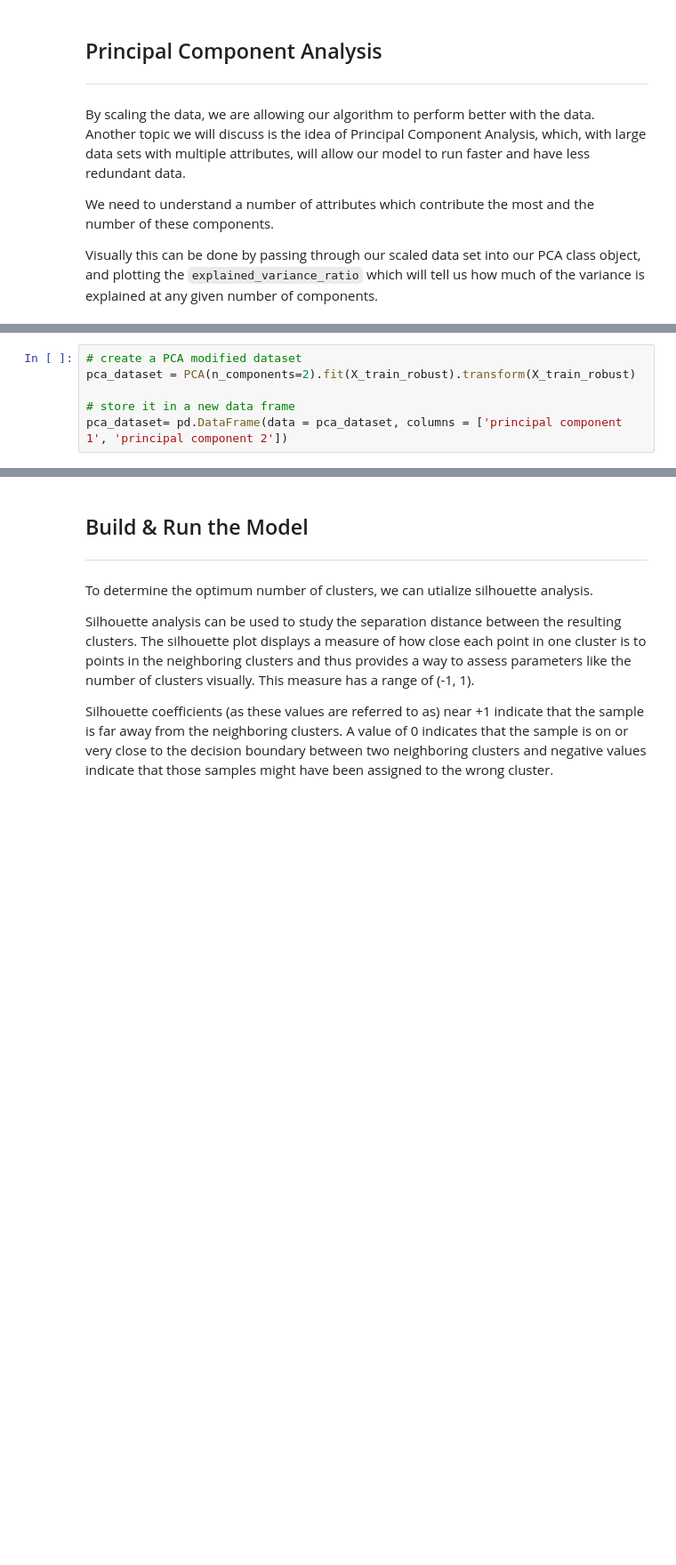
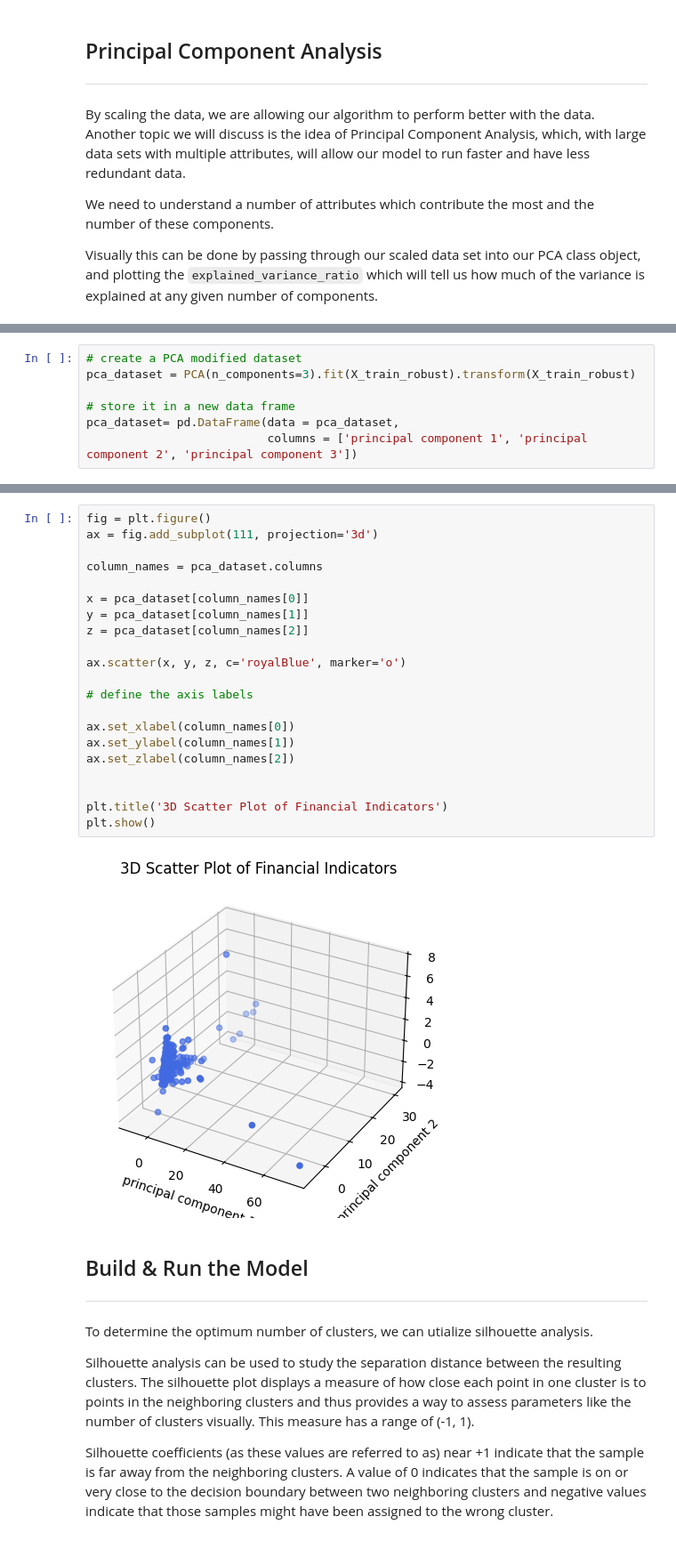
Before and after one commit to yev-dev/quant-finance, a Jupyter notebook: qf/clustering/portfolio_clusterization.ipynb, the cells around one changed output, grey strips where cells are left out. Shown: that part at 89% size. Saved outputs shown, nothing was run; the diff lists cells and outputs as text; blank space fills up the shorter version.

```diff
--- a/qf/clustering/portfolio_clusterization.ipynb
+++ b/qf/clustering/portfolio_clusterization.ipynb
@@ -255,8 +250,9 @@ From the chart above, we can see that we have 100% of variance explained with on
 **PCA for demonstration purposes, in a case with such few attributes as our example PCA is not justified.**
 # %%
 # create a PCA modified dataset
-pca_dataset = PCA(n_components=2).fit(X_train_robust).transform(X_train_robust)
+pca_dataset = PCA(n_components=3).fit(X_train_robust).transform(X_train_robust)
 
 # store it in a new data frame
-pca_dataset= pd.DataFrame(data = pca_dataset, columns = ['principal component 1', 'principal component 2'])
+pca_dataset= pd.DataFrame(data = pca_dataset,
+                          columns = ['principal component 1', 'principal component 2', 'principal component 3'])
 # %% [markdown]
@@ -278,3 +269,26 @@ plt.scatter(pca_dataset['principal component 1'], pca_dataset['principal compone
+# %%
+fig = plt.figure()
+ax = fig.add_subplot(111, projection='3d')
+
+column_names = pca_dataset.columns
+
+x = pca_dataset[column_names[0]]
+y = pca_dataset[column_names[1]]
+z = pca_dataset[column_names[2]]
+
+ax.scatter(x, y, z, c='royalBlue', marker='o')
+
+# define the axis labels
+
+ax.set_xlabel(column_names[0])
+ax.set_ylabel(column_names[1])
+ax.set_zlabel(column_names[2])
+
+
+plt.title('3D Scatter Plot of Financial Indicators')
+plt.show()
+# %% [output]
+[figure, added]
 # %% [markdown]
 ## Build & Run the Model
 ***
```
Also changed, not shown: parts of 21 cells of this notebook.
